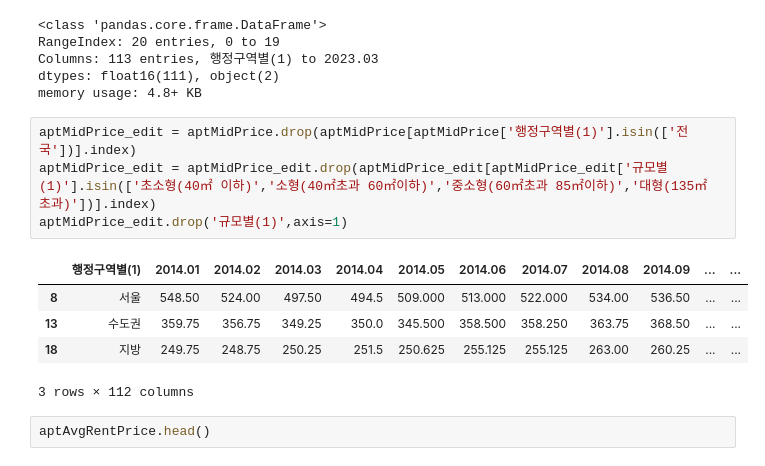
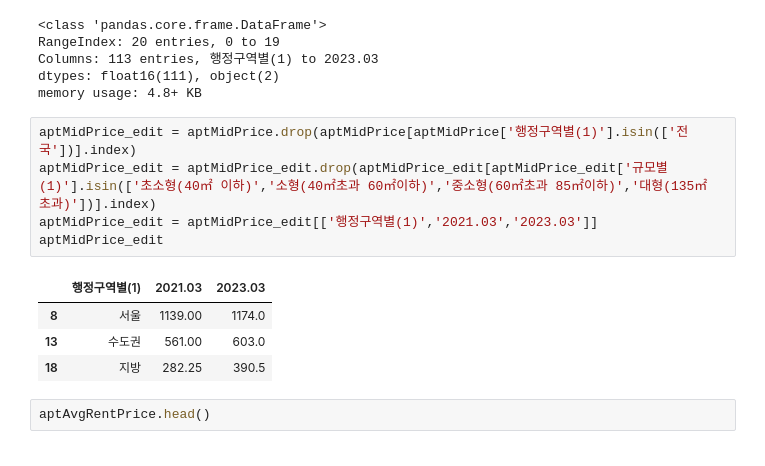
Before and after one commit to dongyoon9802/pythonAnalasys, a Jupyter notebook: pyhtonAnalysis.ipynb, the cells around one changed output. Cells and saved outputs as stored; diff of their text form.

```diff
--- a/pyhtonAnalysis.ipynb
+++ b/pyhtonAnalysis.ipynb
@@ -118,13 +131,13 @@ memory usage: 4.8+ KB
 # %%
 aptMidPrice_edit = aptMidPrice.drop(aptMidPrice[aptMidPrice['행정구역별(1)'].isin(['전국'])].index)
 aptMidPrice_edit = aptMidPrice_edit.drop(aptMidPrice_edit[aptMidPrice_edit['규모별(1)'].isin(['초소형(40㎡ 이하)','소형(40㎡초과 60㎡이하)','중소형(60㎡초과 85㎡이하)','대형(135㎡ 초과)'])].index)
-aptMidPrice_edit.drop('규모별(1)',axis=1)
+aptMidPrice_edit = aptMidPrice_edit[['행정구역별(1)','2021.03','2023.03']]
+aptMidPrice_edit
 # %% [output]
-|  | 행정구역별(1) | 2014.01 | 2014.02 | 2014.03 | 2014.04 | 2014.05 | 2014.06 | 2014.07 | 2014.08 | 2014.09 | ... | ... |
-| 8 | 서울 | 548.50 | 524.00 | 497.50 | 494.5 | 509.000 | 513.000 | 522.000 | 534.00 | 536.50 | ... | ... |
-| 13 | 수도권 | 359.75 | 356.75 | 349.25 | 350.0 | 345.500 | 358.500 | 358.250 | 363.75 | 368.50 | ... | ... |
-| 18 | 지방 | 249.75 | 248.75 | 250.25 | 251.5 | 250.625 | 255.125 | 255.125 | 263.00 | 260.25 | ... | ... |
+|  | 행정구역별(1) | 2021.03 | 2023.03 |
+| 8 | 서울 | 1139.00 | 1174.0 |
+| 13 | 수도권 | 561.00 | 603.0 |
+| 18 | 지방 | 282.25 | 390.5 |
-3 rows × 112 columns
 # %%
 aptAvgRentPrice.head()
 # %% [output]
```
Also changed, not shown: parts of 10 cells of this notebook.
